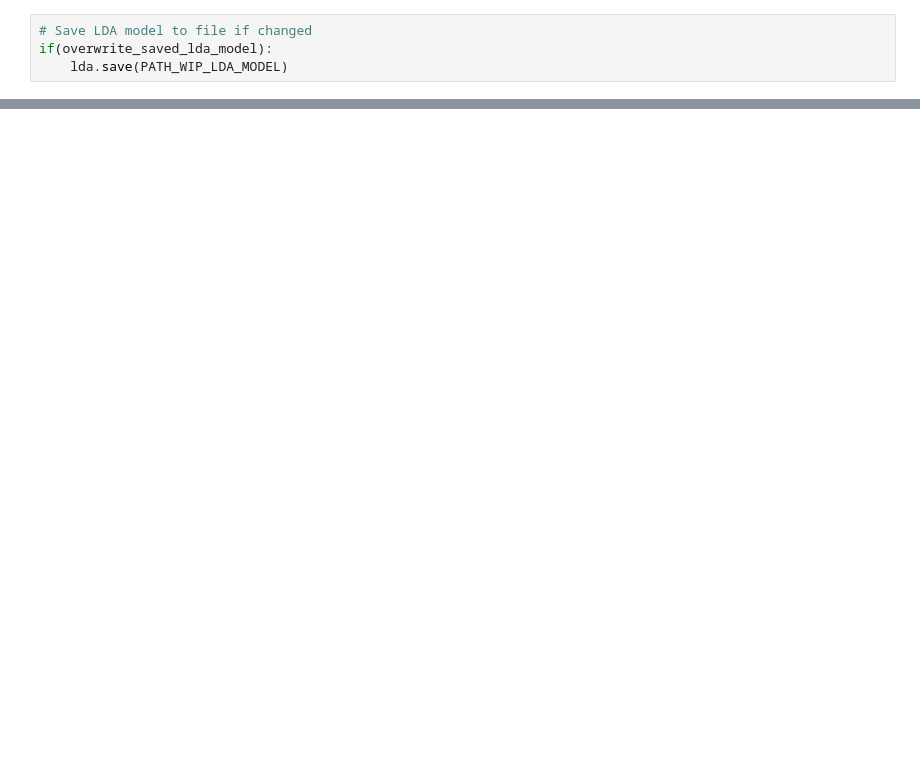
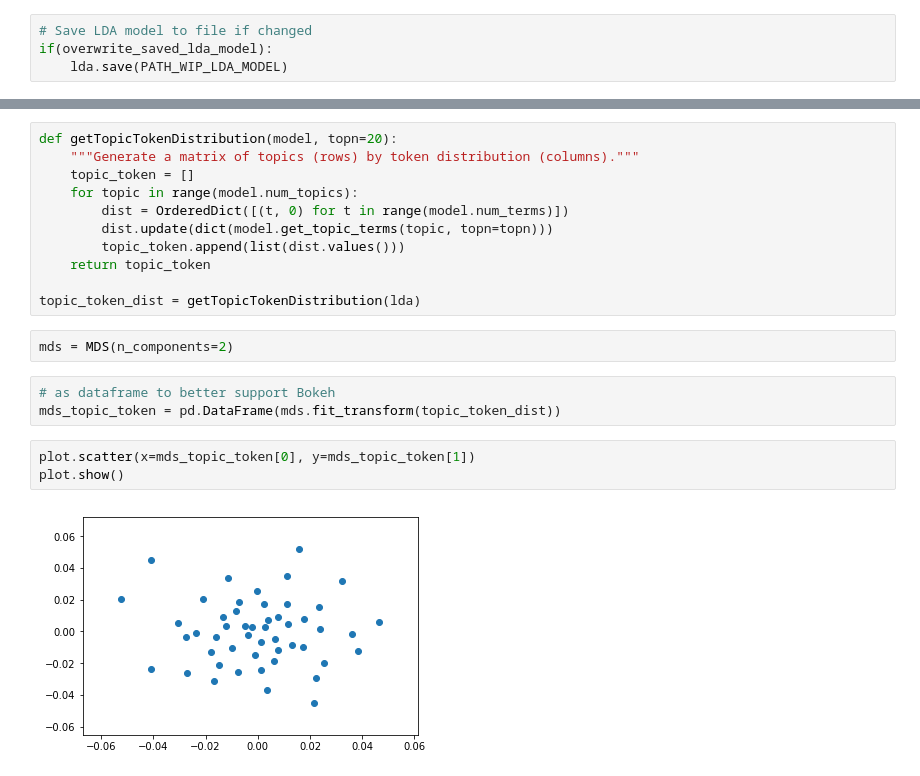
Before and after one commit to l0neJT/uoi-coursera-data-mining, a Jupyter notebook: capstone/task01-initial-topic-investigation.ipynb, the cells around one changed output, grey strips where cells are left out. Cells and saved outputs as stored; diff of their text form; blank space fills up the shorter version.

Commit message:
capstone-wk01: Tried several plotting packages but only Matplotlib saved to PDF. Created basic outline of the scatter plot but need to improve with size, color, etc.

```diff
--- a/capstone/task01-initial-topic-investigation.ipynb
+++ b/capstone/task01-initial-topic-investigation.ipynb
@@ -266,3 +274,24 @@ Wall time: 2min 14s
 pyLDAvis.display(vis)
 # %% [output]
 [interactive output not drawn]
+# %%
+def getTopicTokenDistribution(model, topn=20):
+    """Generate a matrix of topics (rows) by token distribution (columns)."""
+    topic_token = []
+    for topic in range(model.num_topics):
+        dist = OrderedDict([(t, 0) for t in range(model.num_terms)])
+        dist.update(dict(model.get_topic_terms(topic, topn=topn)))
+        topic_token.append(list(dist.values()))
+    return topic_token
+
+topic_token_dist = getTopicTokenDistribution(lda)
+# %%
+mds = MDS(n_components=2)
+# %%
+# as dataframe to better support Bokeh
+mds_topic_token = pd.DataFrame(mds.fit_transform(topic_token_dist))
+# %%
+plot.scatter(x=mds_topic_token[0], y=mds_topic_token[1])
+plot.show()
+# %% [output]
+[figure, added]
```
Also changed, not shown: parts of 12 cells of this notebook, 2 other files.
